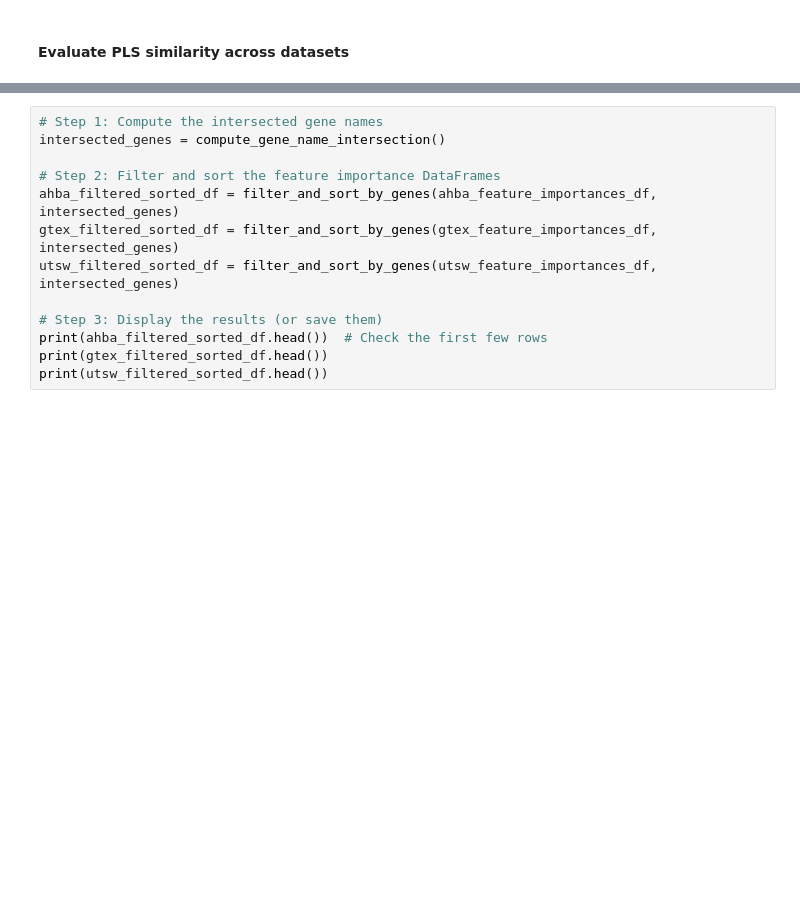
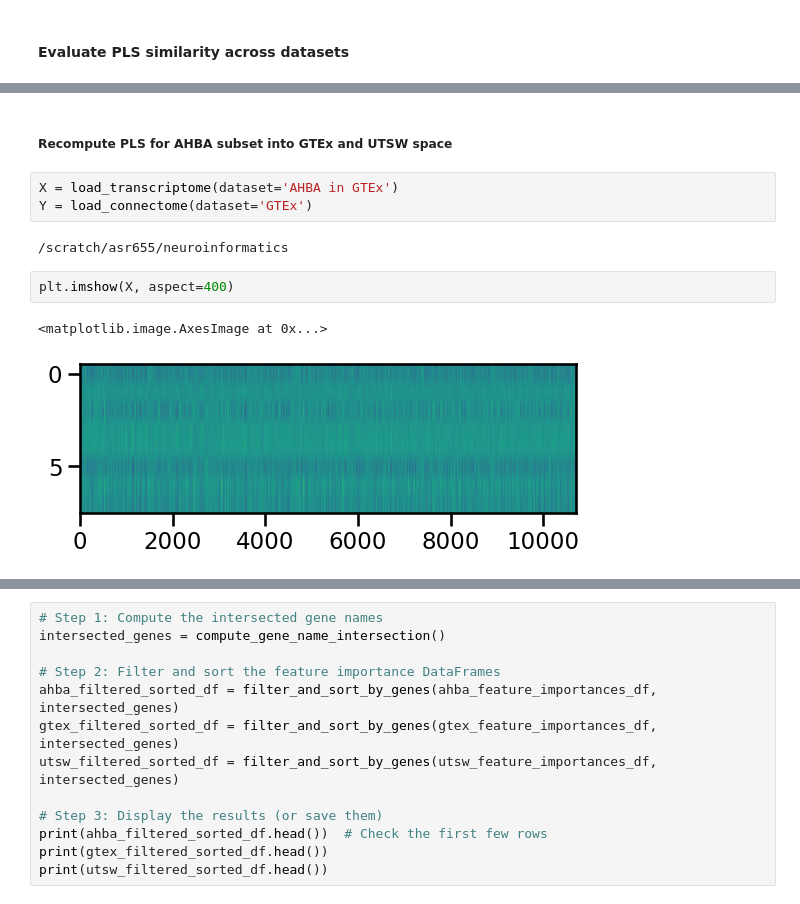
Before and after one commit to neuroinfolab/GeneEx2Conn, a Jupyter notebook: SFN24_replication.ipynb, the cells around one changed output, grey strips where cells are left out. Cells and saved outputs as stored; diff of their text form; blank space fills up the shorter version.

Commit message:
SFN PLS correlations and transcriptome/SC/distance to FC correlations

```diff
--- a/SFN24_analysis_PLScontinued.ipynb
+++ b/SFN24_replication.ipynb
@@ -472,0 +855,12 @@ def filter_and_sort_by_genes(df, intersected_genes):
+# %% [markdown]
+##### Recompute PLS for AHBA subset into GTEx and UTSW space
+# %%
+X = load_transcriptome(dataset='AHBA in GTEx')
+Y = load_connectome(dataset='GTEx')
+# %% [output]
+/scratch/asr655/neuroinformatics
+# %%
+plt.imshow(X, aspect=400)
+# %% [output]
+<matplotlib.image.AxesImage at 0x...>
+[figure, added]
```
Also changed, not shown: parts of 27 cells of this notebook, 4 other files.
